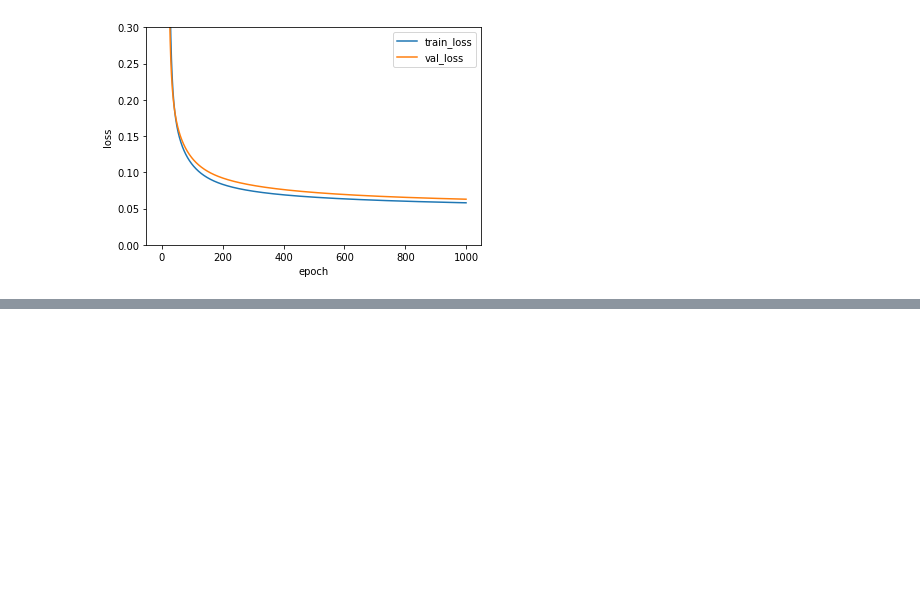
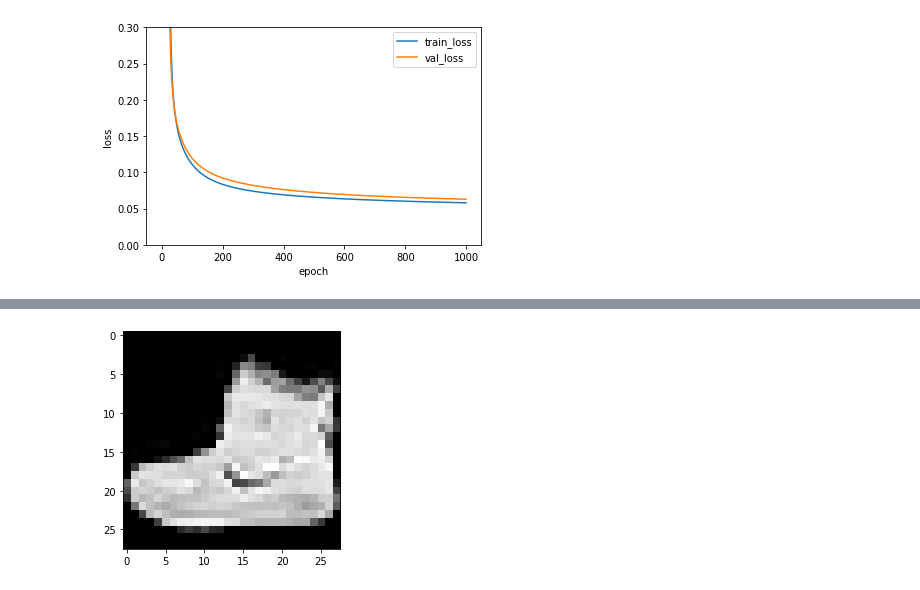
Before and after one commit to kjungmo/SBA2020_dataScience, a Jupyter notebook: 4.딥러닝활용.ipynb, the cells around one changed output, grey strips where cells are left out. Saved outputs shown, nothing was run; the diff lists cells and outputs as text; code cells hidden in the pictures; blank space fills up the shorter version.

```diff
--- a/4.딥러닝활용.ipynb
+++ b/4.딥러닝활용.ipynb
@@ -181,0 +493,7 @@ class DualLayer(SingleLayer):
+# %%
+import matplotlib.pyplot as plt
+#print(x_train_all[0])
+plt.imshow(x_train_all[0], cmap='gray')
+plt.show()
+# %% [output]
+[figure, added]
```
Also changed, not shown: parts of 16 cells of this notebook.
